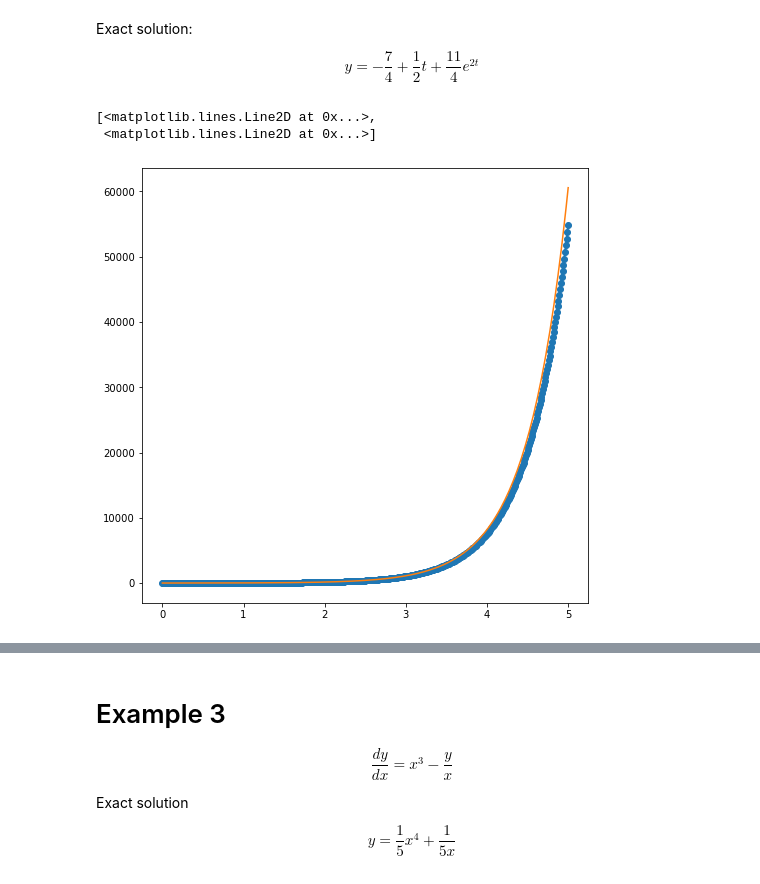
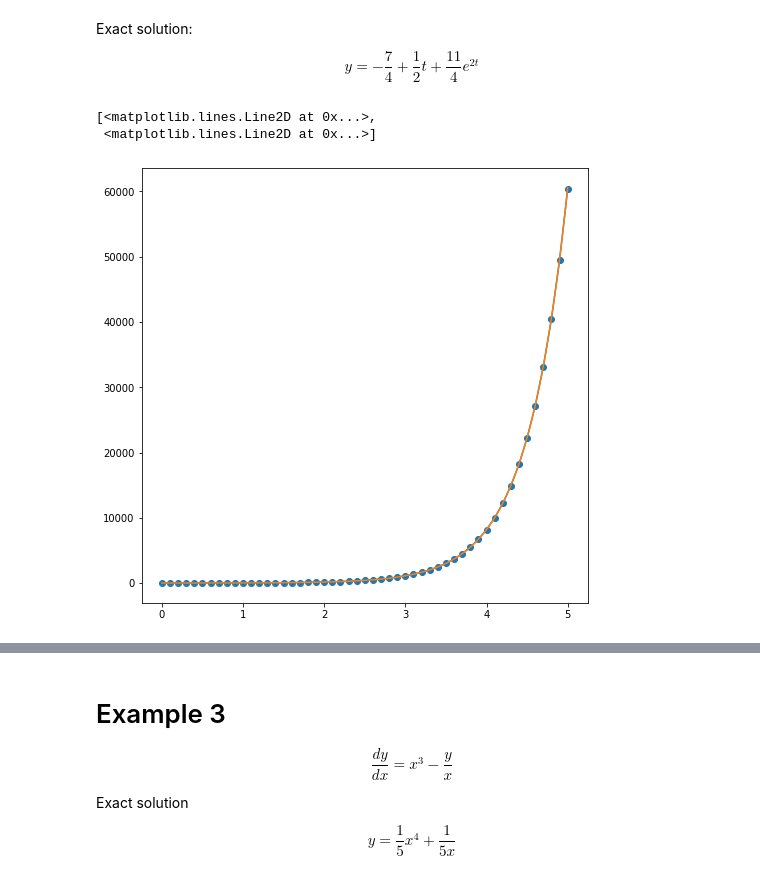
Before and after one commit to mazhengcn/scientific-computing-with-python, a Jupyter notebook: others/ode.ipynb, the cells around one changed output, grey strips where cells are left out. Saved outputs shown, nothing was run; the diff lists cells and outputs as text; code cells hidden in the pictures.

```diff
--- a/others/ode.ipynb
+++ b/others/ode.ipynb
@@ -31,3 +34,12 @@ $$
 $$
 y_{n+1} = y_n + f_n\cdot h
 $$
+# %%
+def f1(x):
+    return x**2
+
+def f2(x, y):
+    return x**2 + y**2
+
+def f3(x, y, z):
+    return x**2 + y**2 + z**2
@@ -45,16 +67,16 @@ def Euler(f, init, T, dt):
     return t, y
 # %%
 def RK3(f, init, T, dt):
-    t = np.arange(1, T+dt, dt)
+    t = np.arange(0, T + dt, dt)
     nt = t.shape[0]
     y = np.zeros(nt)
 
     y[0] = init
 
-    for n in range(nt-1):
+    for n in range(nt - 1):
         k1 = f(t[n], y[n])
         k2 = f(t[n] + 0.5 * dt, y[n] + 0.5 * dt * k1)
-        k3 = f(t[n+1], y[n] - dt * k1 + 2 * dt * k2)
-        y[n+1] = y[n] + (k1 + 4 * k2 + k3) * dt / 6
+        k3 = f(t[n + 1], y[n] - dt * k1 + 2 * dt * k2)
+        y[n + 1] = y[n] + (k1 + 4 * k2 + k3) * dt / 6
 
     return t, y
@@ -123,0 +182,4 @@ plt.plot(t_rk, y_rk, '-*', t_num, y_num, '-o',t, 14-4*t-13*np.exp(-t/2))
+# %%
+t = 5.0
+
+14 - 4 * t - 13 * np.exp(-t / 2)
@@ -145,17 +233,18 @@ y = -\frac{7}{4} + \frac{1}{2}t + \frac{11}{4}e^{2t}
 $$
 # %%
 def f2(t, y):
-    return 4 - t + 2*y
+    return 4 - t + 2 * y
 
-h = 0.01
 
-t_num, y_num = Euler(f2, 1.0, 5.0, h)
+h = 0.1
+
+t_num, y_num = RK3(f2, 1.0, 5.0, h)
 
 t = np.linspace(0, 5.0, 200)
 
-plt.figure(figsize=(8,8))
-plt.plot(t_num, y_num, '-o',t, -7/4+0.5*t+11/4*np.exp(2*t))
+plt.figure(figsize=(8, 8))
+plt.plot(t_num, y_num, "-o", t, -7 / 4 + 0.5 * t + 11 / 4 * np.exp(2 * t))
 # %% [output]
 [<matplotlib.lines.Line2D at 0x...>,
  <matplotlib.lines.Line2D at 0x...>]
-[figure, old version]
+[figure, new version]
```
Also changed, not shown: parts of 22 cells of this notebook, 3 other files.
